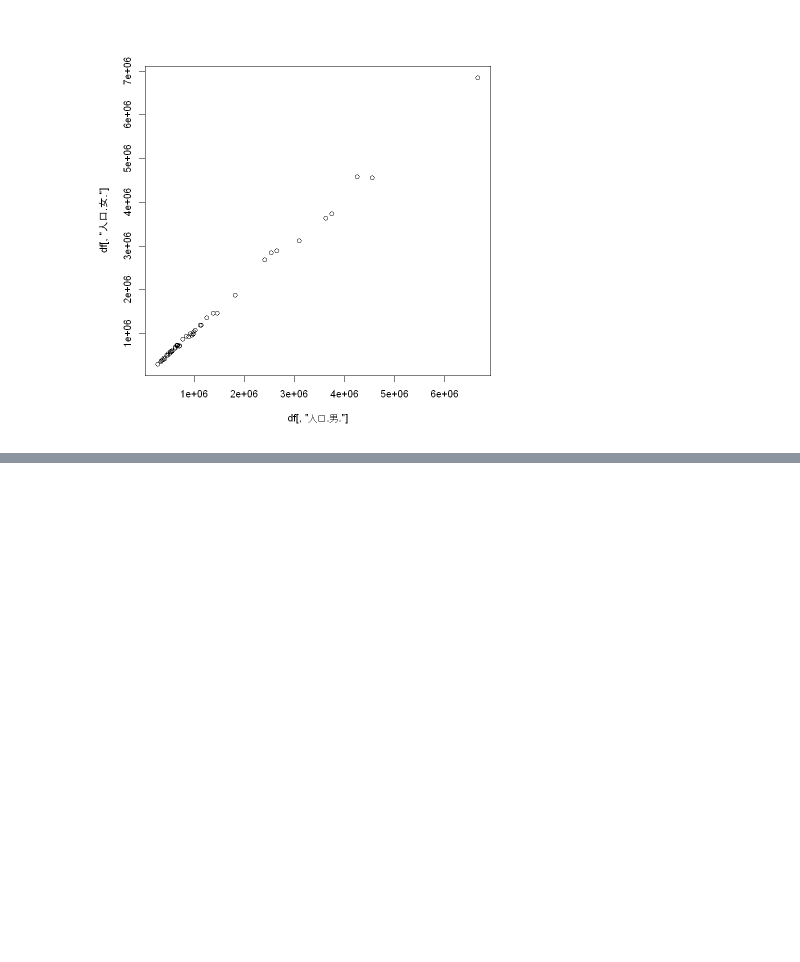
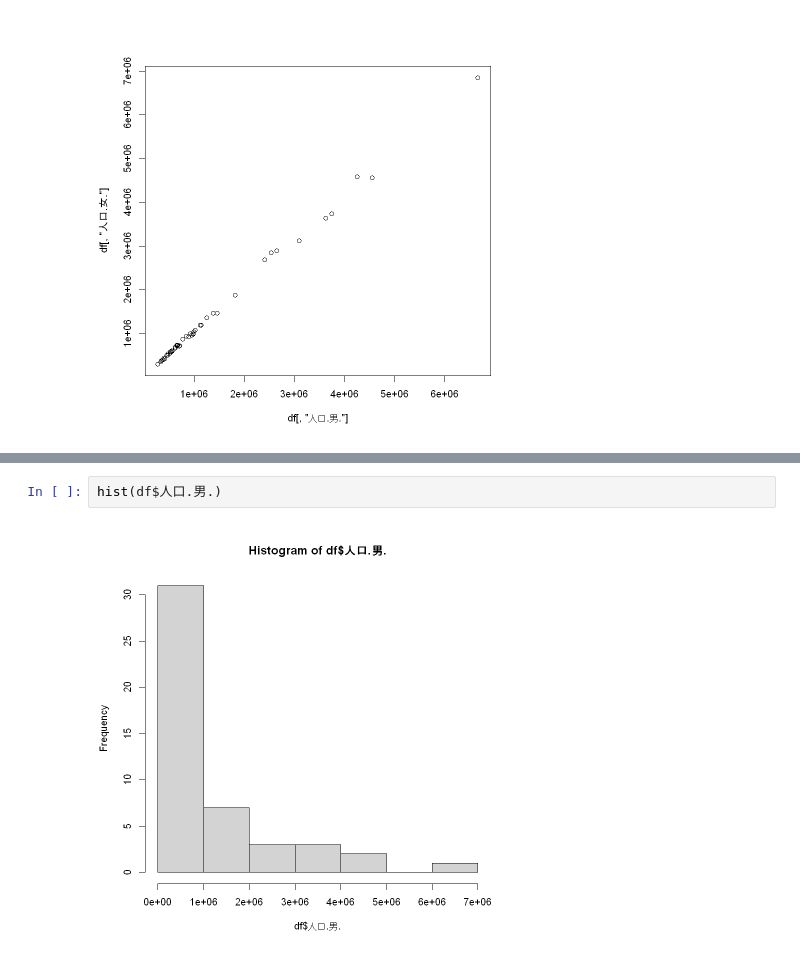
Before and after one commit to yoshi1024/study-meeting, a Jupyter notebook: 勉強会/第3回/Rコードノートブック.ipynb, the cells around one changed output, grey strips where cells are left out. Drawn from its saved outputs; the diff is of its cells as text; blank space fills up the shorter version.

```diff
--- a/勉強会/第3回/Rコードノートブック.ipynb
+++ b/勉強会/第3回/Rコードノートブック.ipynb
@@ -177,0 +187,4 @@ ggplot(data = df, mapping = aes(x = df[,'人口.男.'], y = df[,'人口.女.']))
+# %%
+hist(df$人口.男.)
+# %% [output]
+[figure, added]
```
Also changed, not shown: parts of 6 cells of this notebook, 2 other files.
